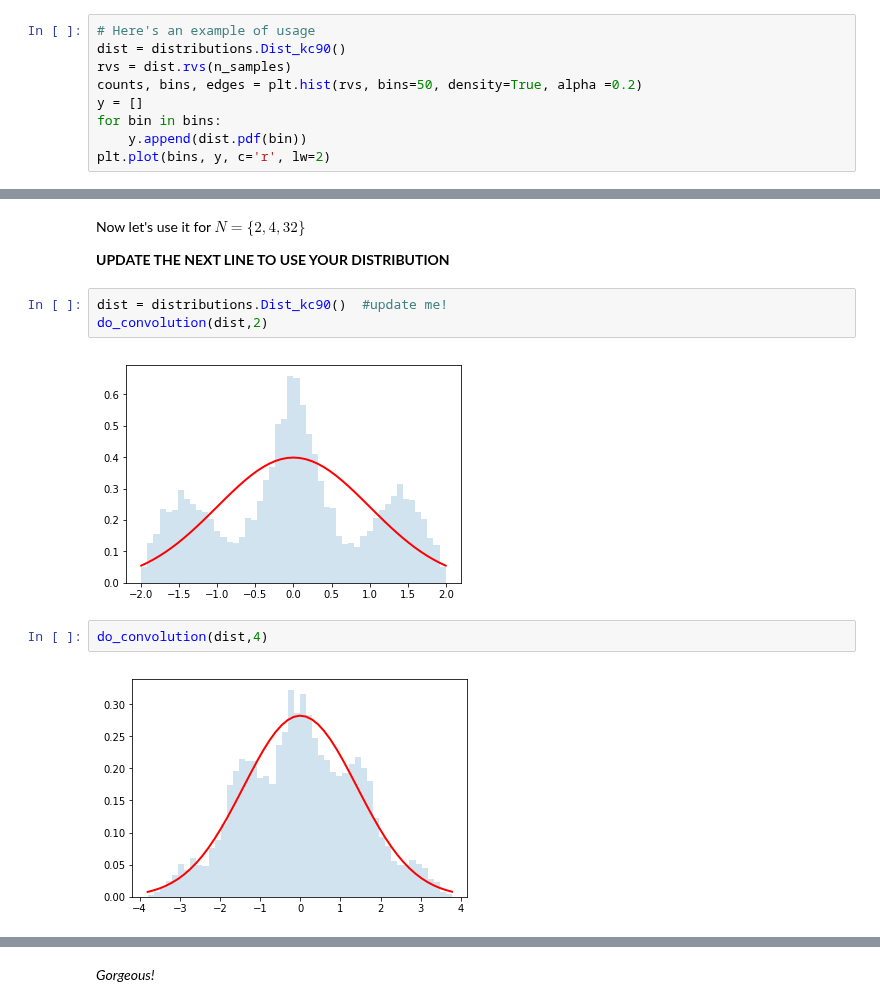
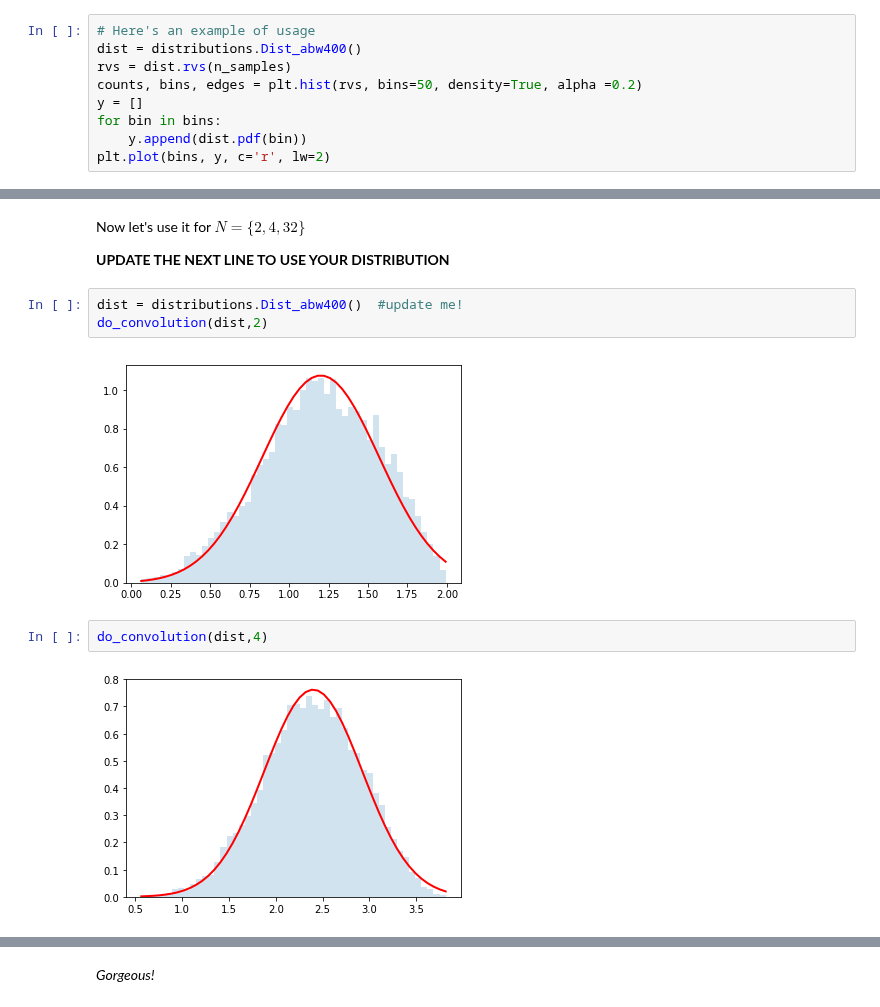
Before and after one commit to cranmer/intro-exp-phys-II, a Jupyter notebook: Central-Limit-Theorem.ipynb, the cells around one changed output, grey strips where cells are left out. Saved outputs shown, nothing was run; the diff lists cells and outputs as text.

```diff
--- a/Central-Limit-Theorem.ipynb
+++ b/Central-Limit-Theorem.ipynb
@@ -195,7 +205,7 @@ n_samples = 100000
 **Update to use your distribution**
 # %%
 # Here's an example of usage
-dist = distributions.Dist_kc90()
+dist = distributions.Dist_abw400()
 rvs = dist.rvs(n_samples)
 counts, bins, edges = plt.hist(rvs, bins=50, density=True, alpha =0.2)
 y = []
@@ -308,14 +320,14 @@ Now let's use it for $N=\{2,4,32\}$
 
 **UPDATE THE NEXT LINE TO USE YOUR DISTRIBUTION**
 # %%
-dist = distributions.Dist_kc90()  #update me!
+dist = distributions.Dist_abw400()  #update me!
 do_convolution(dist,2)
 # %% [output]
-[figure, old version]
+[figure, new version]
 # %%
 do_convolution(dist,4)
 # %% [output]
-[figure, old version]
+[figure, new version]
 # %%
 do_convolution(dist,32)
 # %% [output]
```
Also changed, not shown: parts of 16 cells of this notebook, 1 other file.
